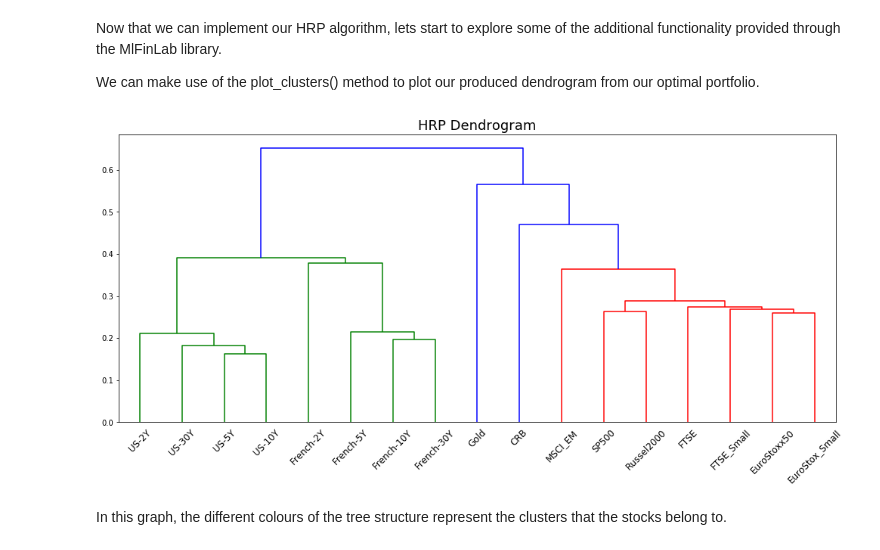
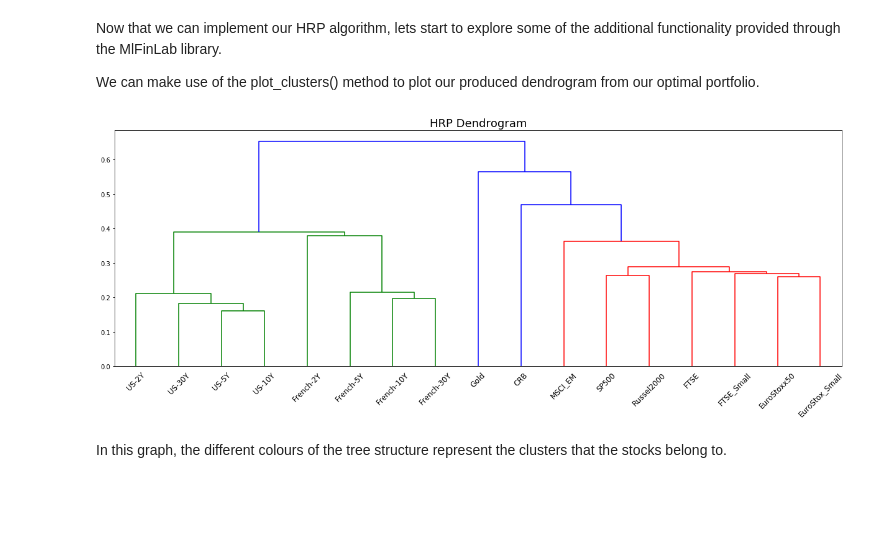
Before and after one commit to WeigeHuangEcon/research, a Jupyter notebook: HRP Blog Post/HRP Blog Post.ipynb, the cells around one changed output. Drawn from its saved outputs; the diff is of its cells as text; code cells hidden in the pictures; blank space fills up the shorter version.

```diff
--- a/HRP Blog Post/HRP Blog Post.ipynb
+++ b/HRP Blog Post/HRP Blog Post.ipynb
@@ -138,12 +142,14 @@ We can make use of the plot_clusters() method to plot our produced dendrogram fr
 # %%
 # plotting dendrogram of HRP portfolio
 plt.figure(figsize=(17,7))
 hrp.plot_clusters(stock_prices.columns)
 plt.title('HRP Dendrogram', size=18)
 plt.xticks(rotation=45)
+plt.tight_layout()
+plt.savefig('HRP Dendrogram')
 plt.show()
 # %% [output]
-[figure, old version]
+[figure, new version]
 # %% [markdown]
 In this graph, the different colours of the tree structure represent the clusters that the stocks belong to.
 # %% [markdown]
```
Also changed, not shown: parts of 7 cells of this notebook.
